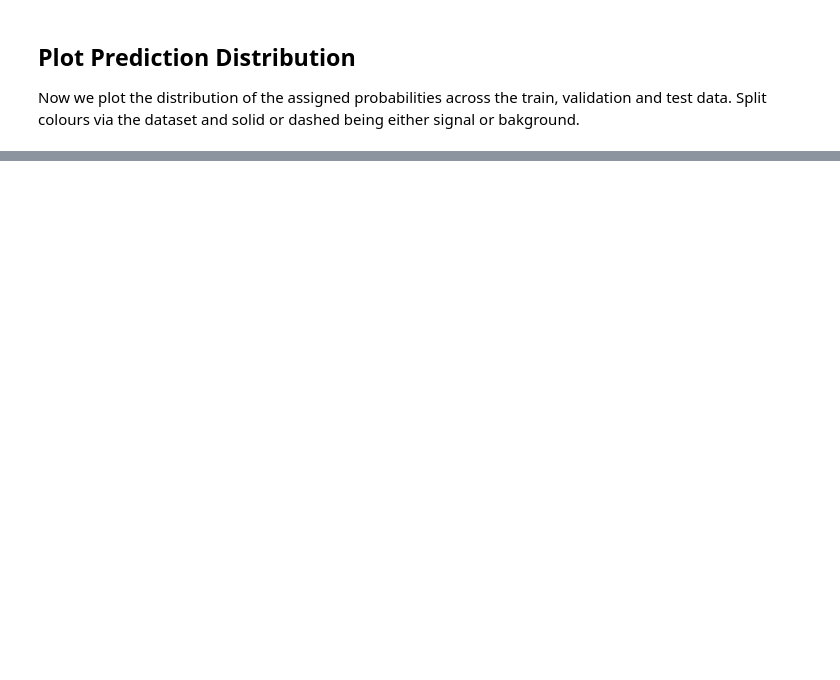
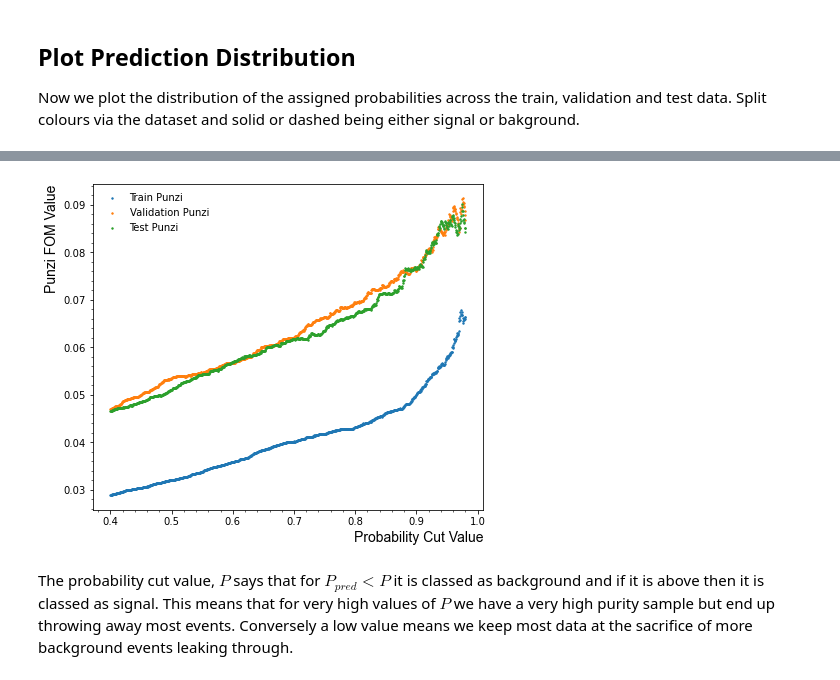
Before and after one commit to ChandlerKenworthy/Y4RareDecayProject, a Jupyter notebook: code/neural_network/model_analysis.ipynb, the cells around one changed output, grey strips where cells are left out. Drawn from its saved outputs; the diff is of its cells as text; code cells hidden in the pictures; blank space fills up the shorter version.

```diff
--- a/code/neural_network/model_analysis.ipynb
+++ b/code/neural_network/model_analysis.ipynb
@@ -191,0 +258,33 @@ np.max(history['binary_accuracy']), np.max(history['val_binary_accuracy'])
+# %%
+test_df = X_test
+test_df['category'] = y_test
+
+val_df = X_val
+val_df['category'] = y_val
+
+train_df = X_train
+train_df['category'] = y_train
+# %%
+p1, probs1 = calculate_punzi(model, train_df, prob_range=[0.4, 0.98], dpoints=1000)
+p2, probs2 = calculate_punzi(model, val_df, prob_range=[0.4, 0.98], dpoints=1000)
+p3, probs3 = calculate_punzi(model, test_df, prob_range=[0.4, 0.98], dpoints=1000)
+
+fig, ax = plt.subplots(1, 1, figsize=(7, 6))
+ax.xaxis.set_minor_locator(AutoMinorLocator())
+ax.yaxis.set_minor_locator(AutoMinorLocator())
+
+fonts = {'fontname':'Arial'}
+
+ax.scatter(probs1, p1, s=2, label='Train Punzi')
+ax.scatter(probs2, p2, s=2, label='Validation Punzi')
+ax.scatter(probs3, p3, s=2, label='Test Punzi')
+
+plt.ylabel('Punzi FOM Value', horizontalalignment='right', y=1.0, fontsize=14, **fonts)
+plt.xlabel('Probability Cut Value', horizontalalignment='right', x=1.0, fontsize=14, **fonts)
+plt.legend(loc='upper left', ncol=1, fancybox=False, shadow=True, frameon=False)
+plt.savefig(f'v{version}_punzi_scan.png')
+plt.show()
+# %% [output]
+[figure, added]
+# %% [markdown]
+The probability cut value, $P$ says that for $P_{pred}\lt P$ it is classed as background and if it is above then it is classed as signal. This means that for very high values of $P$ we have a very high purity sample but end up throwing away most events. Conversely a low value means we keep most data at the sacrifice of more background events leaking through.
```
Also changed, not shown: parts of 7 cells of this notebook, 10 other files.
